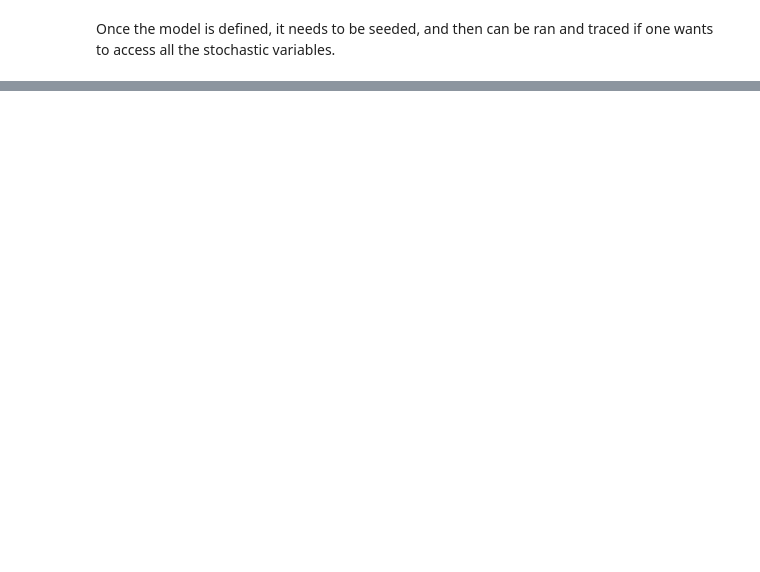
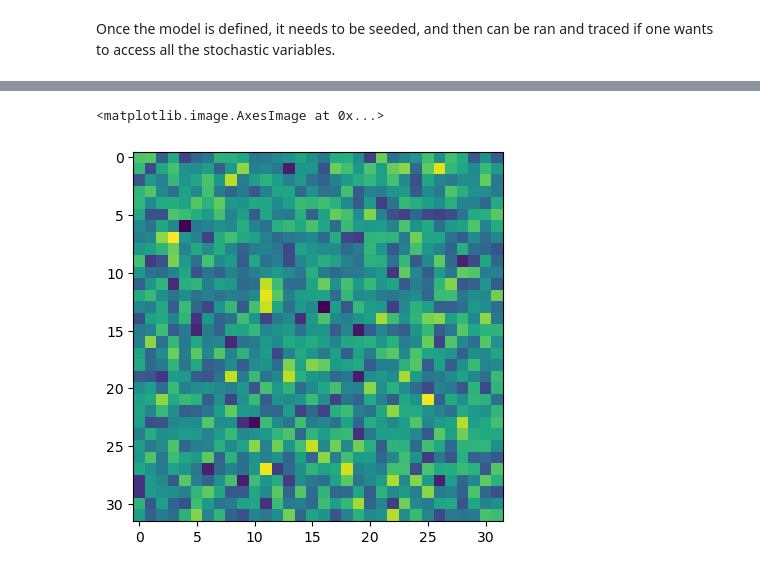
Before and after one commit to DifferentiableUniverseInitiative/Baryonator, a Jupyter notebook: notebooks/TestSampling.ipynb, the cells around one changed output, grey strips where cells are left out. Saved outputs shown, nothing was run; the diff lists cells and outputs as text; code cells hidden in the pictures; blank space fills up the shorter version.

```diff
--- a/notebooks/TestSampling.ipynb
+++ b/notebooks/TestSampling.ipynb
@@ -397,5 +401,10 @@ It took 1324.6284053325653 seconds!
 # %%
 res = mcmc.get_samples()
+# %%
+imshow(res['initial_conditions'][0].sum(axis=2))
+# %% [output]
+<matplotlib.image.AxesImage at 0x...>
+[figure, added]
 # %%
 print(res)
 # %% [output]
```
Also changed, not shown: parts of 14 cells of this notebook.
